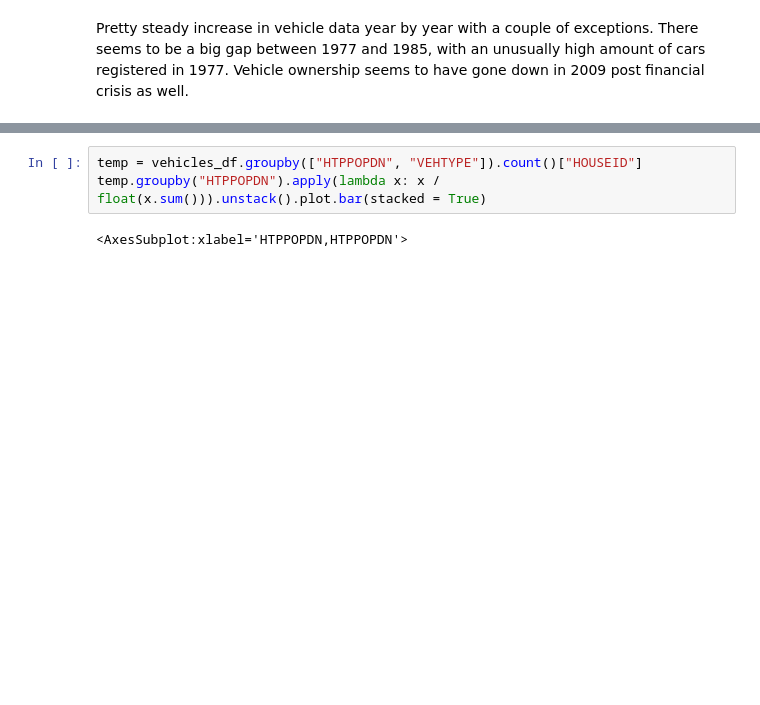
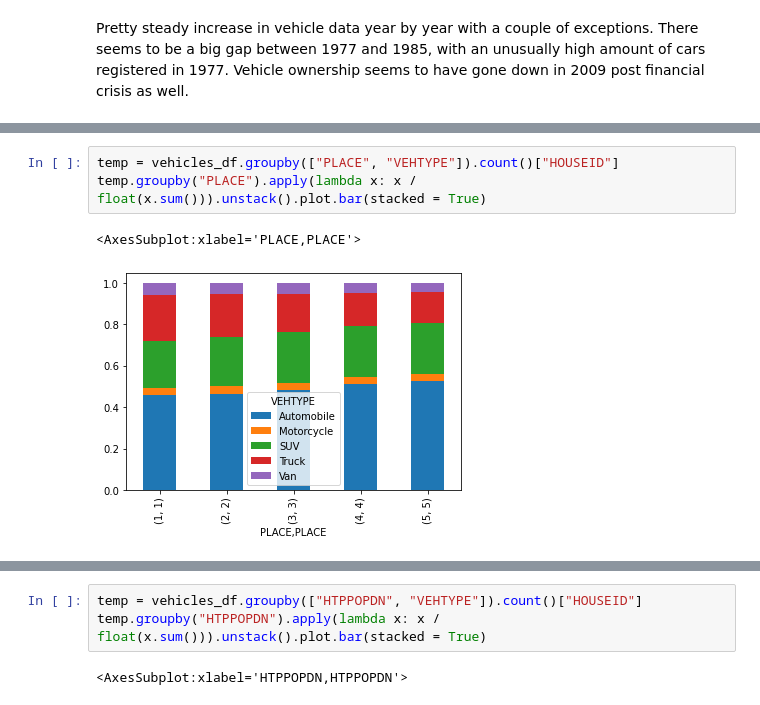
Before and after one commit to ryansliao/DSC-Capstone, a Jupyter notebook: work_files/Ryan NHTS EDA.ipynb, the cells around one changed output, grey strips where cells are left out. Cells and saved outputs as stored; diff of their text form; blank space fills up the shorter version.

```diff
--- a/Ryan NHTS EDA.ipynb
+++ b/work_files/Ryan NHTS EDA.ipynb
@@ -47,0 +66,6 @@ Pretty steady increase in vehicle data year by year with a couple of exceptions.
+# %%
+temp = vehicles_df.groupby(["PLACE", "VEHTYPE"]).count()["HOUSEID"]
+temp.groupby("PLACE").apply(lambda x: x / float(x.sum())).unstack().plot.bar(stacked = True)
+# %% [output]
+<AxesSubplot:xlabel='PLACE,PLACE'>
+[figure, added]
```
Also changed, not shown: parts of 9 cells of this notebook, 17 other files.
